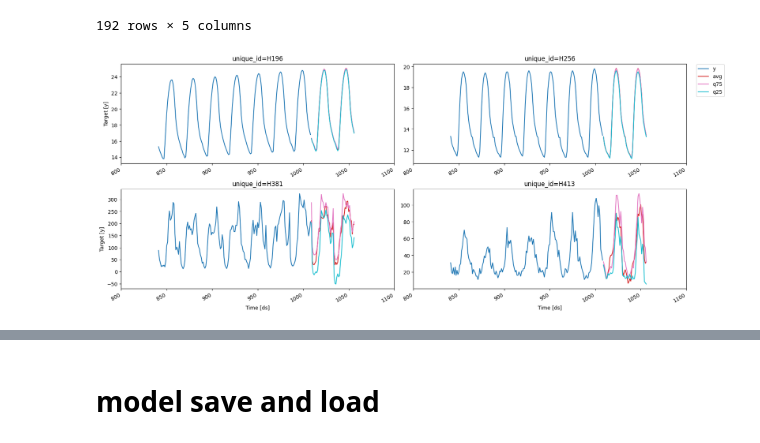
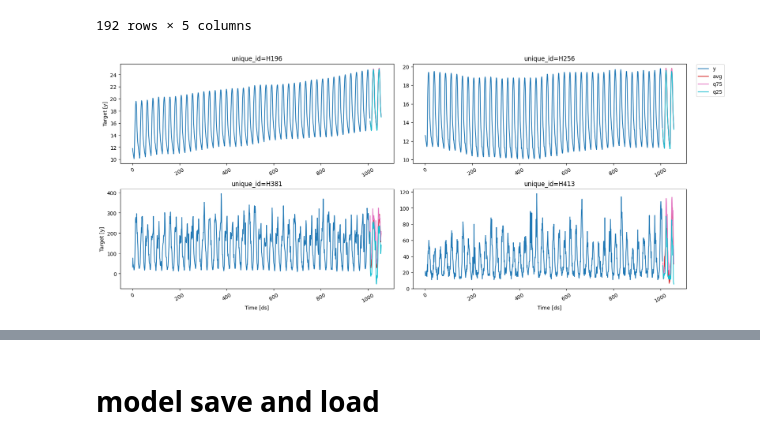
Before and after one commit to wangzhefeng/tsproj, a Jupyter notebook: models_ml/ml_forecast/mlforecast_end2end.ipynb, the cells around one changed output, grey strips where cells are left out. Cells and saved outputs as stored; diff of their text form; code cells hidden in the pictures.

```diff
--- a/models_ml/ml_forecast/mlforecast_end2end.ipynb
+++ b/models_ml/ml_forecast/mlforecast_end2end.ipynb
@@ -339,7 +343,7 @@ preds
 | 191 | H413 | 1056 | 32.017109 | 31.250614 | 5.593358 |
 192 rows × 5 columns
 # %%
-fig = plot_series(df, preds, max_insample_length = 24 * 7)
+fig = plot_series(df, preds)
 fig
 # %% [output]
-[figure, old version]
+[figure, new version]
```
Also changed, not shown: parts of 28 cells of this notebook, 5 other files.
